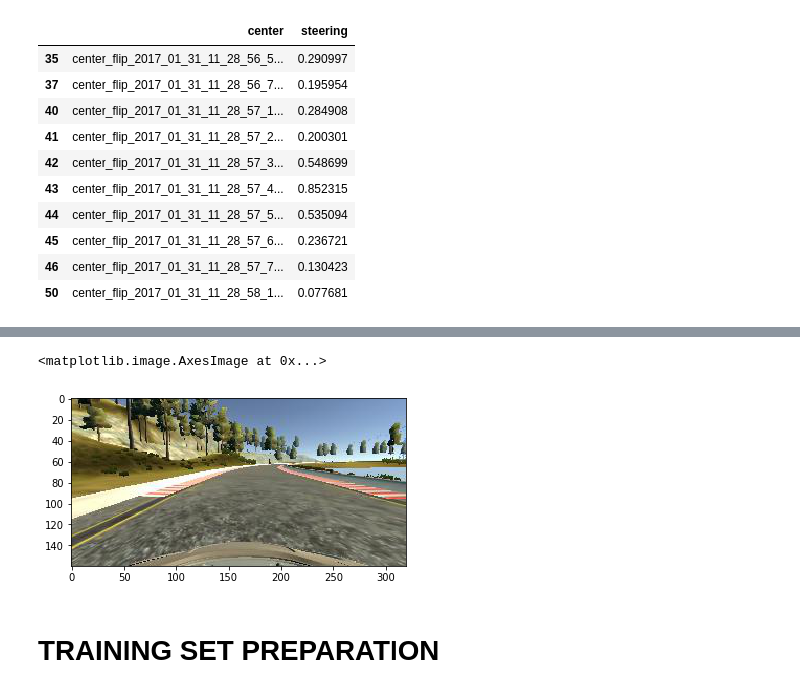
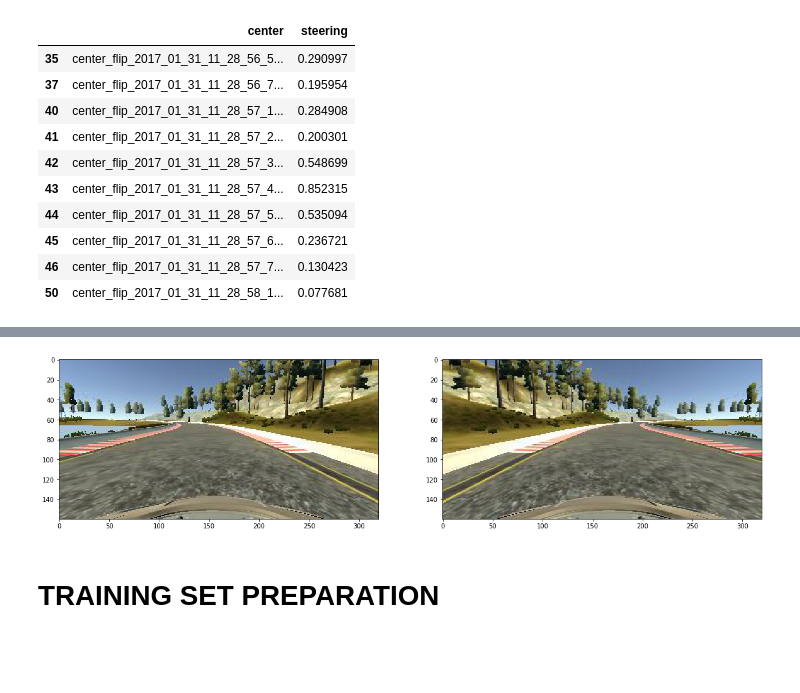
Before and after one commit to atchireddi/CarND-BehavioralCloning, a Jupyter notebook: 2p1_DataPreparation.ipynb, the cells around one changed output, grey strips where cells are left out. Drawn from its saved outputs; the diff is of its cells as text; code cells hidden in the pictures; blank space fills up the shorter version.

Commit message:
Final Data prep

```diff
--- a/2p1_DataPreparation.ipynb
+++ b/2p1_DataPreparation.ipynb
@@ -206,8 +212,15 @@ plt.imshow(plt.imread(training_dir+pddf_data['center'].values[100]))
-# %%
-plt.imshow(plt.imread(training_dir+pddf_data_flip['center'].values[100]))
-# %% [output]
-<matplotlib.image.AxesImage at 0x...>
-[figure, removed]
+# %%
+
+# Visualize center and flip center images
+
+canvas = plt.figure(figsize=(20,10))
+plt.subplot(121)
+plt.imshow(plt.imread(training_dir+pddf_data['center'].values[100]))
+plt.subplot(122)
+plt.imshow(plt.imread(training_dir+pddf_data_flip['center'].values[100]))
+canvas.savefig('./output_images/flipImage.jpg')
+# %% [output]
+[figure, added]
 # %% [markdown]
 # TRAINING SET PREPARATION
 # %% [markdown]
```
Also changed, not shown: parts of 2 cells of this notebook.
